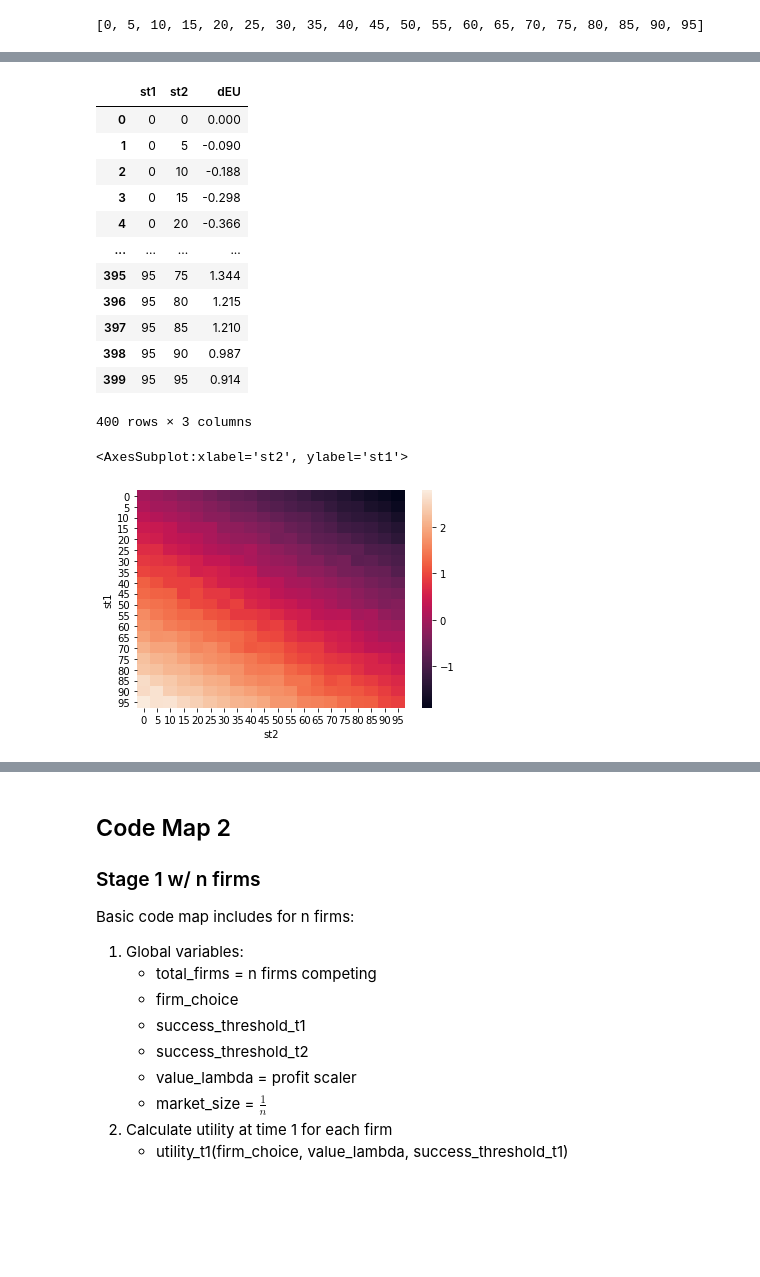
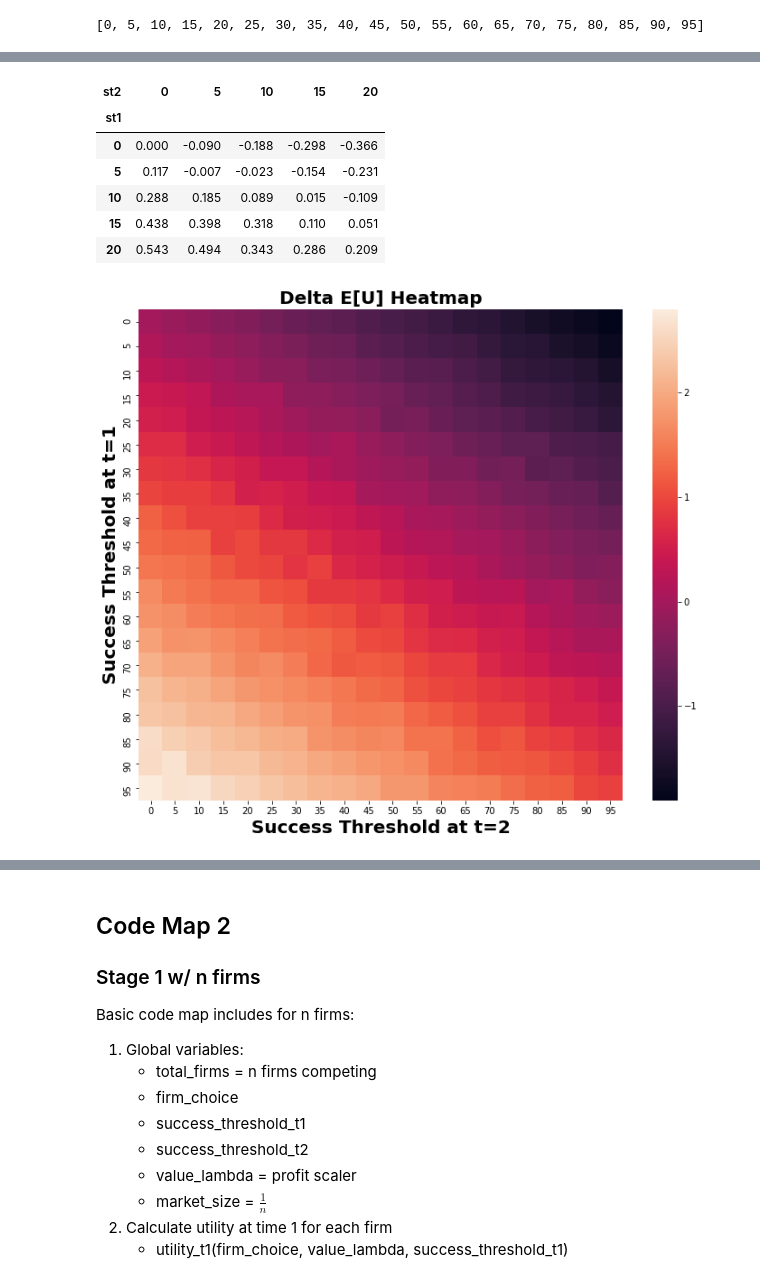
Before and after one commit to sbenthall/ip-games, a Jupyter notebook: Patent Competition-Production Model.ipynb, the cells around one changed output, grey strips where cells are left out. Saved outputs shown, nothing was run; the diff lists cells and outputs as text; code cells hidden in the pictures; blank space fills up the shorter version.

```diff
--- a/Patent Competition-Production Model.ipynb
+++ b/Patent Competition-Production Model.ipynb
@@ -186,21 +197,20 @@ df = pd.DataFrame.from_records(records)
-# %%
-df
-# %% [output]
-|  | st1 | st2 | dEU |
-| 0 | 0 | 0 | 0.000 |
-| 1 | 0 | 5 | -0.090 |
-| 2 | 0 | 10 | -0.188 |
-| 3 | 0 | 15 | -0.298 |
-| 4 | 0 | 20 | -0.366 |
-| ... | ... | ... | ... |
-| 395 | 95 | 75 | 1.344 |
-| 396 | 95 | 80 | 1.215 |
-| 397 | 95 | 85 | 1.210 |
-| 398 | 95 | 90 | 0.987 |
-| 399 | 95 | 95 | 0.914 |
-400 rows × 3 columns
 # %%
-sns.heatmap(df.pivot("st1", "st2", "dEU"))
+dfx = df.pivot("st1", "st2", "dEU")
+dfx.iloc[0:5, 0:5]
 # %% [output]
-<AxesSubplot:xlabel='st2', ylabel='st1'>
-[figure, removed]
+| st2 | 0 | 5 | 10 | 15 | 20 |
+| st1 |  |  |  |  |  |
+| 0 | 0.000 | -0.090 | -0.188 | -0.298 | -0.366 |
+| 5 | 0.117 | -0.007 | -0.023 | -0.154 | -0.231 |
+| 10 | 0.288 | 0.185 | 0.089 | 0.015 | -0.109 |
+| 15 | 0.438 | 0.398 | 0.318 | 0.110 | 0.051 |
+| 20 | 0.543 | 0.494 | 0.343 | 0.286 | 0.209 |
+# %%
+plt.figure(figsize=(12,10))
+sns_pp2 = sns.heatmap(df.pivot("st1", "st2", "dEU"))
+sns_pp2.set_ylabel("Success Threshold at t=1", fontdict={'fontsize': 20, 'fontweight': 'bold'})
+sns_pp2.set_xlabel("Success Threshold at t=2", fontdict={'fontsize': 20, 'fontweight': 'bold'})
+sns_pp2.set_title("Delta E[U] Heatmap", fontdict={'fontsize': 20, 'fontweight': 'bold'})
+sns_pp2.figure.savefig("sns-heatmap.png")
+# %% [output]
+[figure, added]
```
Also changed, not shown: parts of 9 cells of this notebook, 3 other files.
